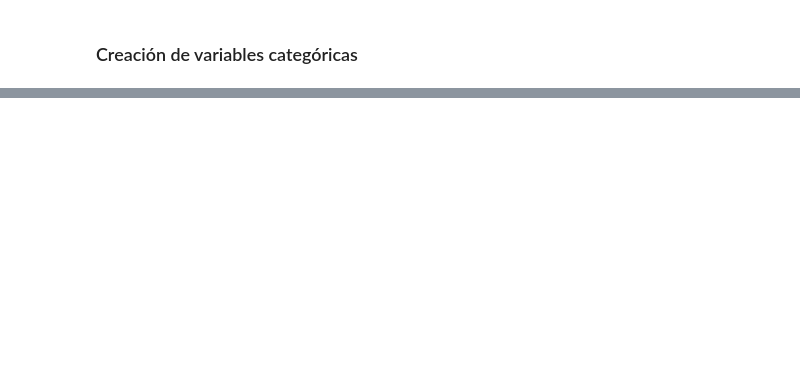
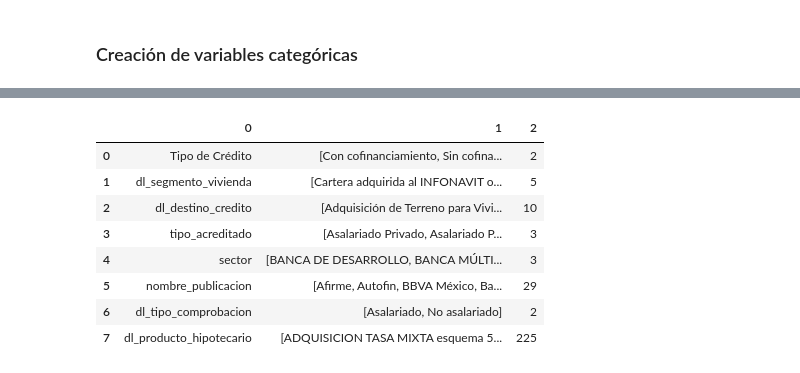
Before and after one commit to marcoyel21/bayesian_glm, a Jupyter notebook: draft/modelo_lineal_categ.ipynb, the cells around one changed output, grey strips where cells are left out. Cells and saved outputs as stored; diff of their text form; code cells hidden in the pictures; blank space fills up the shorter version.

```diff
--- a/draft/modelo_lineal_categ.ipynb
+++ b/draft/modelo_lineal_categ.ipynb
@@ -186 +165,14 @@ df1
+# %%
+lista_categ=pd.concat([pd.Series(d1),clases,num_categ],axis=1)
+lista_categ
+# %% [output]
+|  | 0 | 1 | 2 |
+| 0 | Tipo de Crédito | [Con cofinanciamiento, Sin cofina... | 2 |
+| 1 | dl_segmento_vivienda | [Cartera adquirida al INFONAVIT o... | 5 |
+| 2 | dl_destino_credito | [Adquisición de Terreno para Vivi... | 10 |
+| 3 | tipo_acreditado | [Asalariado Privado, Asalariado P... | 3 |
+| 4 | sector | [BANCA DE DESARROLLO, BANCA MÚLTI... | 3 |
+| 5 | nombre_publicacion | [Afirme, Autofin, BBVA México, Ba... | 29 |
+| 6 | dl_tipo_comprobacion | [Asalariado, No asalariado] | 2 |
+| 7 | dl_producto_hipotecario | [ADQUISICION TASA MIXTA esquema 5... | 225 |
 # %%
```
Also changed, not shown: parts of 13 cells of this notebook.
